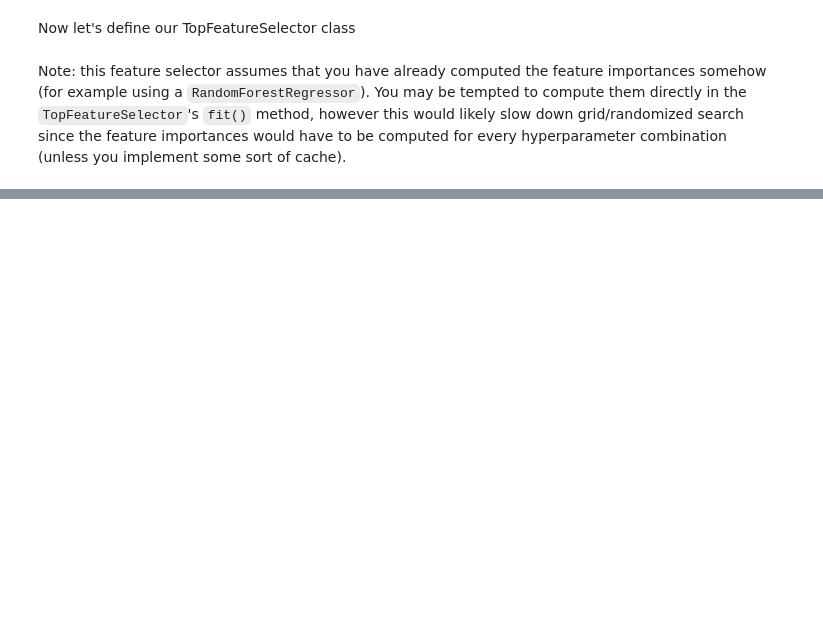
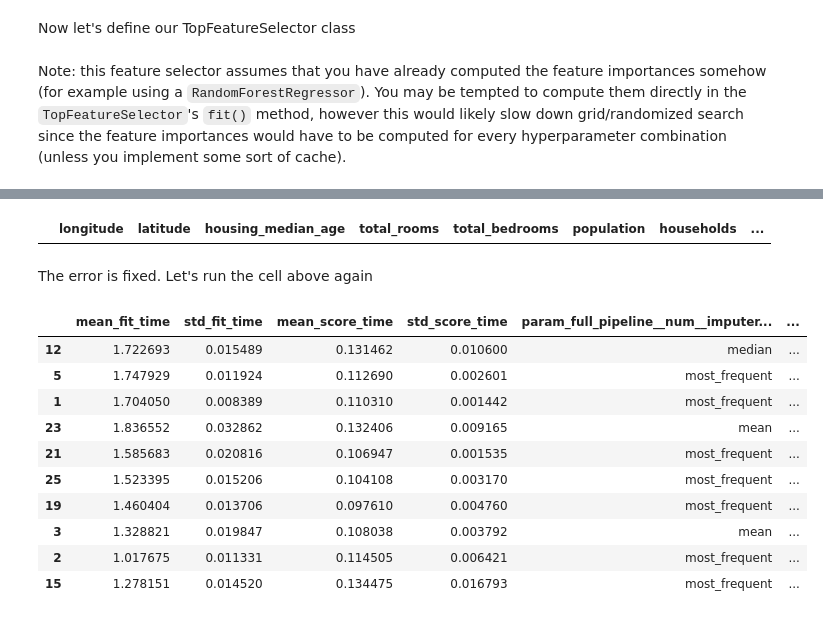
Before and after one commit to nhdquyen/Traditional-ML-on-House-Price-Prediction, a Jupyter notebook: House_Price_Prediction_Traditional_ML.ipynb, the cells around one changed output, grey strips where cells are left out. Saved outputs shown, nothing was run; the diff lists cells and outputs as text; code cells hidden in the pictures; blank space fills up the shorter version.

```diff
--- a/House_Price_Prediction_Traditional_ML.ipynb
+++ b/House_Price_Prediction_Traditional_ML.ipynb
@@ -1633,0 +1491,4 @@ Let's try to finetune the best possible model for this dataset. Here a few thing
+# %%
+# Since we are not using Random Forest, let's work on feature importances infered from LGBM's best result
+LGBM_feature_weights = LGBM_rnd_search.best_estimator_.feature_importances_
+LGBM_feature_weights
@@ -1633,0 +1534,16 @@ Let's try to finetune the best possible model for this dataset. Here a few thing
+# %%
+def indices_of_top_k(arr, k):
+    return np.argsort(arr)[-k:]
+
+class TopFeatureSelector(BaseEstimator, TransformerMixin):
+    def __init__(self, feature_importances, k):
+        self.feature_importances = feature_importances
+        self.k = k
+    def fit(self, X, y=None):
+        return self
+    def transform(self, X):
+        return X[:, indices_of_top_k(self.feature_importances, self.k)]
+# %%
+final_pipeline = Pipeline([('full_pipeline', full_pipeline),
+                          ('feature_selector', TopFeatureSelector(LGBM_feature_weights, 5)),
+                          ('final_model', LGBM())])
@@ -1633,0 +1638,21 @@ Let's try to finetune the best possible model for this dataset. Here a few thing
+# %%
+housing['ocean_proximity'].replace({'ISLAND': 'INLAND'}, inplace = True)
+housing[housing['ocean_proximity'] == 'ISLAND']
+# %% [output]
+|  | longitude | latitude | housing_median_age | total_rooms | total_bedrooms | population | households | ... |
+# %% [markdown]
+The error is fixed. Let's run the cell above again
+# %%
+pd.DataFrame(rnd_search_1.cv_results_).sort_values('rank_test_score').head(10)
+# %% [output]
+|  | mean_fit_time | std_fit_time | mean_score_time | std_score_time | param_full_pipeline__num__imputer... | ... |
+| 12 | 1.722693 | 0.015489 | 0.131462 | 0.010600 | median | ... |
+| 5 | 1.747929 | 0.011924 | 0.112690 | 0.002601 | most_frequent | ... |
+| 1 | 1.704050 | 0.008389 | 0.110310 | 0.001442 | most_frequent | ... |
+| 23 | 1.836552 | 0.032862 | 0.132406 | 0.009165 | mean | ... |
+| 21 | 1.585683 | 0.020816 | 0.106947 | 0.001535 | most_frequent | ... |
+| 25 | 1.523395 | 0.015206 | 0.104108 | 0.003170 | most_frequent | ... |
+| 19 | 1.460404 | 0.013706 | 0.097610 | 0.004760 | most_frequent | ... |
+| 3 | 1.328821 | 0.019847 | 0.108038 | 0.003792 | mean | ... |
+| 2 | 1.017675 | 0.011331 | 0.114505 | 0.006421 | most_frequent | ... |
+| 15 | 1.278151 | 0.014520 | 0.134475 | 0.016793 | most_frequent | ... |
```
Also changed, not shown: parts of 123 cells of this notebook.
